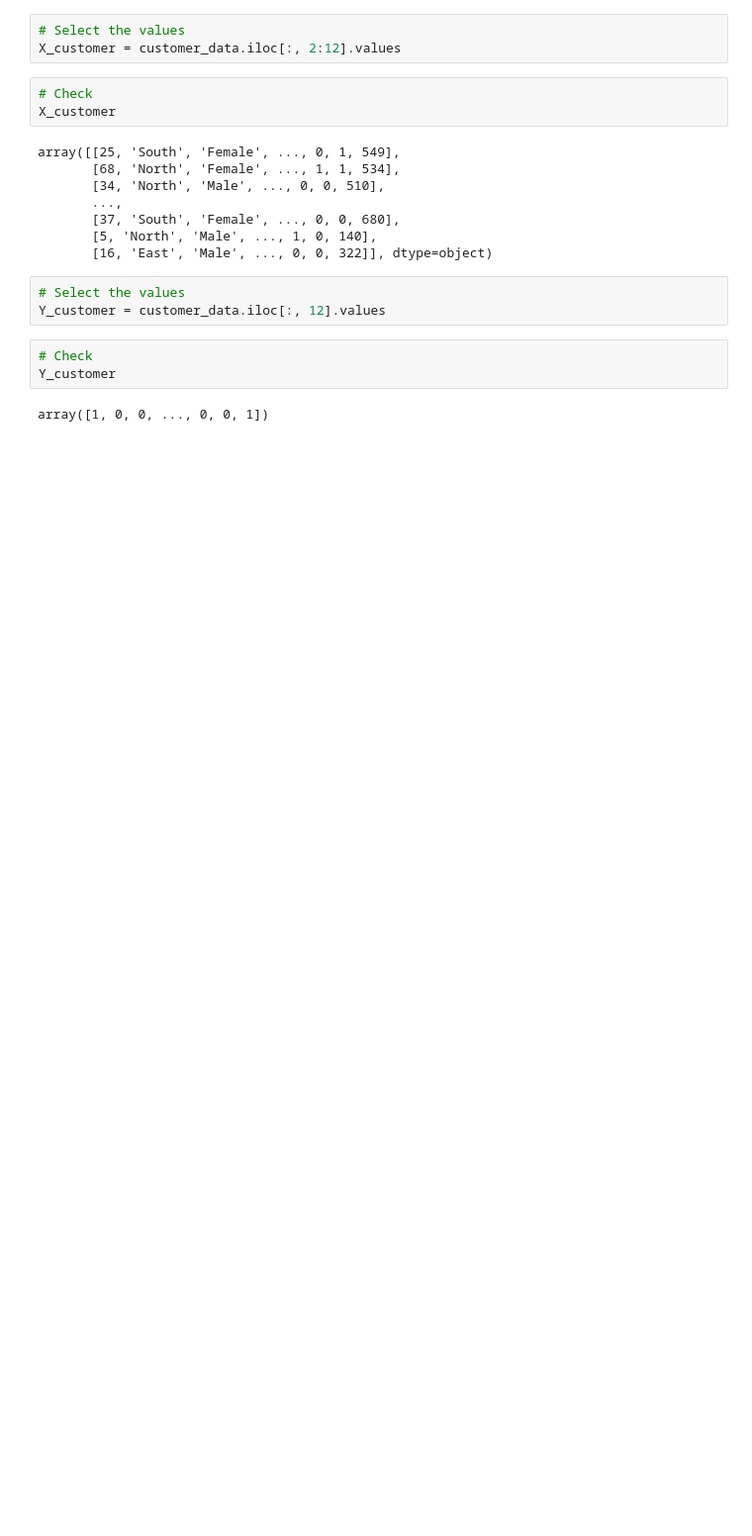
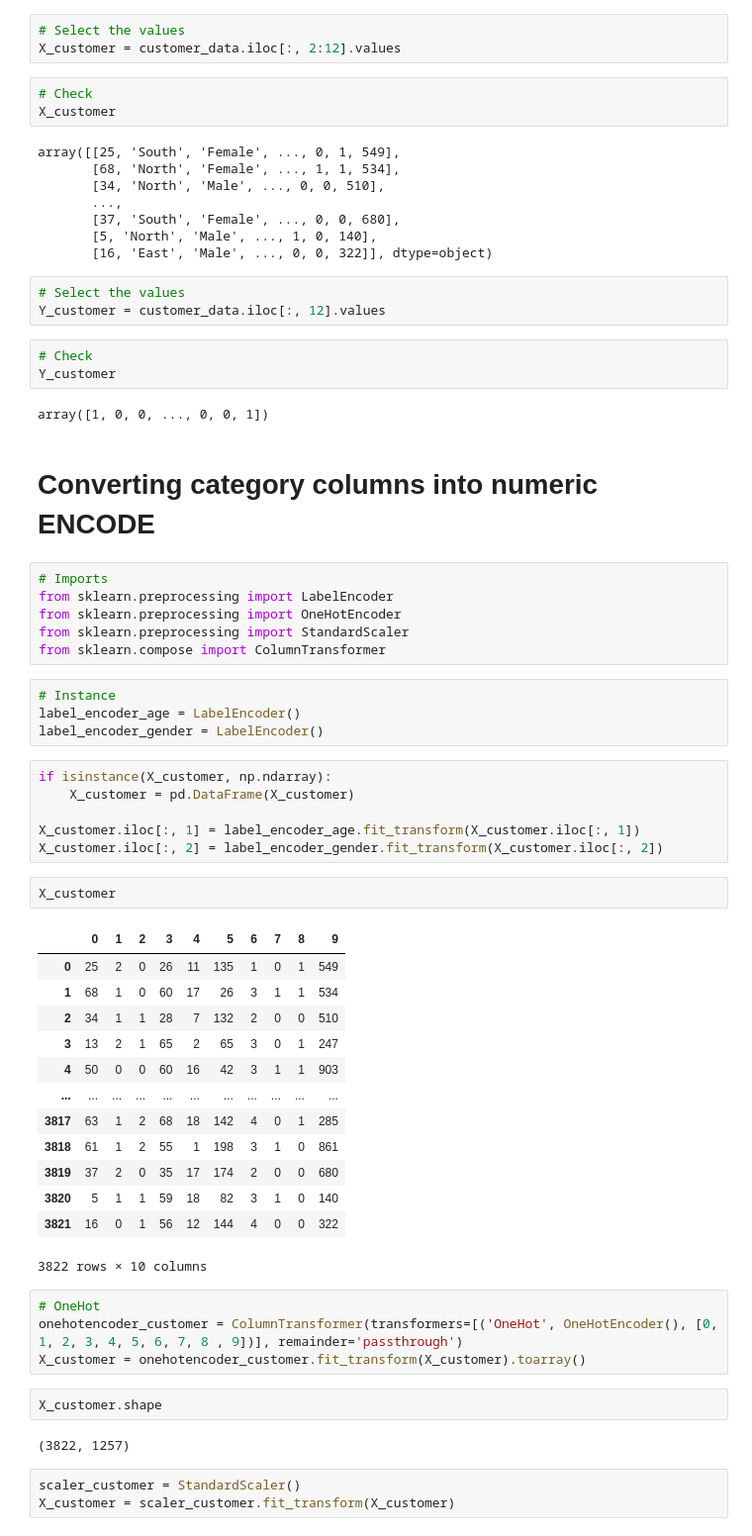
Before and after one commit to BorbaBruno/projeto_churn_predict, a Jupyter notebook: preprocessing_train_data.ipynb, the cells around one changed output. Shown: that part at 99% size. Cells and saved outputs as stored; diff of their text form; blank space fills up the shorter version.

Commit message:
category values into numeric

```diff
--- a/preprocessing_train_data.ipynb
+++ b/preprocessing_train_data.ipynb
@@ -200,3 +200,48 @@ Y_customer = customer_data.iloc[:, 12].values
 Y_customer
 # %% [output]
 array([1, 0, 0, ..., 0, 0, 1])
+# %% [markdown]
+# Converting category columns into numeric ENCODE
+# %%
+# Imports
+from sklearn.preprocessing import LabelEncoder
+from sklearn.preprocessing import OneHotEncoder
+from sklearn.preprocessing import StandardScaler
+from sklearn.compose import ColumnTransformer
+# %%
+# Instance
+label_encoder_age = LabelEncoder()
+label_encoder_gender = LabelEncoder()
+# %%
+if isinstance(X_customer, np.ndarray):
+    X_customer = pd.DataFrame(X_customer)
+
+X_customer.iloc[:, 1] = label_encoder_age.fit_transform(X_customer.iloc[:, 1])
+X_customer.iloc[:, 2] = label_encoder_gender.fit_transform(X_customer.iloc[:, 2])
+# %%
+X_customer
+# %% [output]
+|  | 0 | 1 | 2 | 3 | 4 | 5 | 6 | 7 | 8 | 9 |
+| 0 | 25 | 2 | 0 | 26 | 11 | 135 | 1 | 0 | 1 | 549 |
+| 1 | 68 | 1 | 0 | 60 | 17 | 26 | 3 | 1 | 1 | 534 |
+| 2 | 34 | 1 | 1 | 28 | 7 | 132 | 2 | 0 | 0 | 510 |
+| 3 | 13 | 2 | 1 | 65 | 2 | 65 | 3 | 0 | 1 | 247 |
+| 4 | 50 | 0 | 0 | 60 | 16 | 42 | 3 | 1 | 1 | 903 |
+| ... | ... | ... | ... | ... | ... | ... | ... | ... | ... | ... |
+| 3817 | 63 | 1 | 2 | 68 | 18 | 142 | 4 | 0 | 1 | 285 |
+| 3818 | 61 | 1 | 2 | 55 | 1 | 198 | 3 | 1 | 0 | 861 |
+| 3819 | 37 | 2 | 0 | 35 | 17 | 174 | 2 | 0 | 0 | 680 |
+| 3820 | 5 | 1 | 1 | 59 | 18 | 82 | 3 | 1 | 0 | 140 |
+| 3821 | 16 | 0 | 1 | 56 | 12 | 144 | 4 | 0 | 0 | 322 |
+3822 rows × 10 columns
+# %%
+# OneHot
+onehotencoder_customer = ColumnTransformer(transformers=[('OneHot', OneHotEncoder(), [0, 1, 2, 3, 4, 5, 6, 7, 8 , 9])], remainder='passthrough')
+X_customer = onehotencoder_customer.fit_transform(X_customer).toarray()
+# %%
+X_customer.shape
+# %% [output]
+(3822, 1257)
+# %%
+scaler_customer = StandardScaler()
+X_customer = scaler_customer.fit_transform(X_customer)
```
Also changed, not shown: parts of 2 cells of this notebook.
